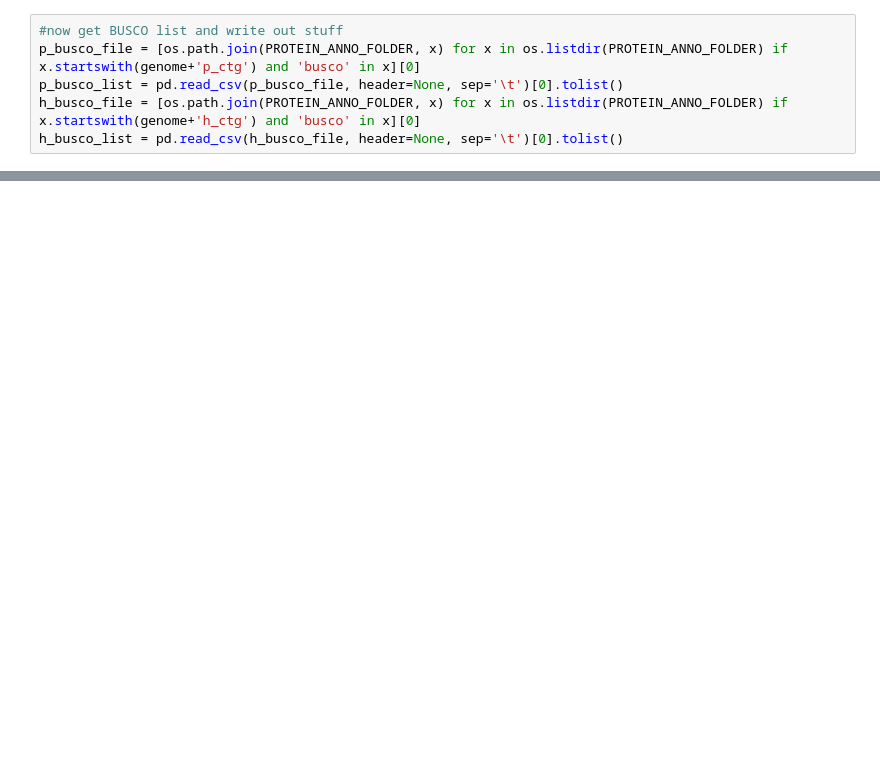
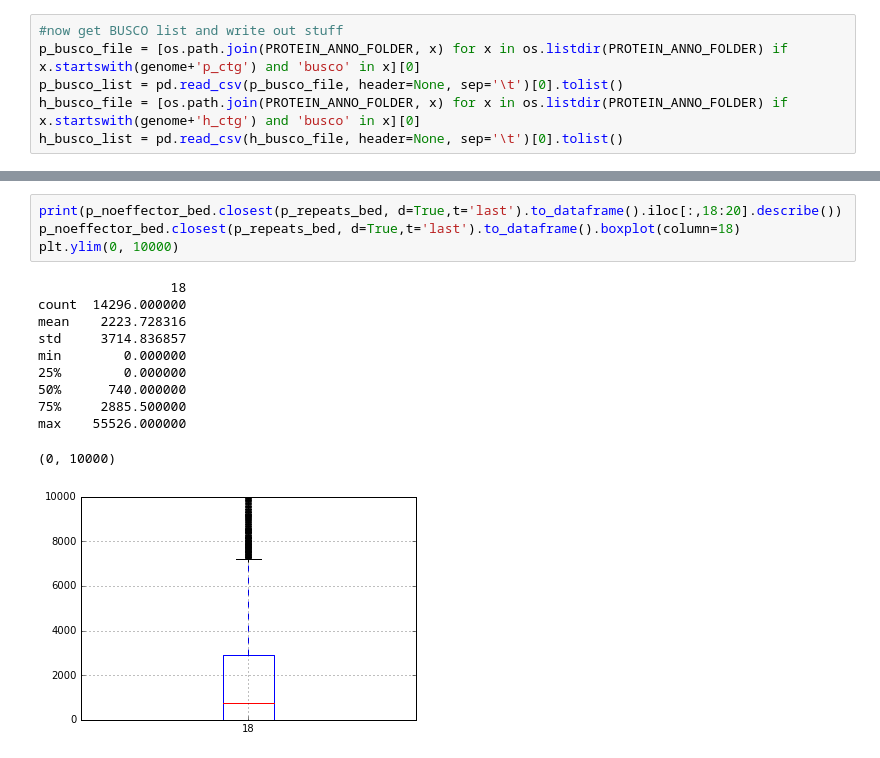
Before and after one commit to BenjaminSchwessinger/Pst_104E_analysis, a Jupyter notebook: Pst_104E_v12_effectors.ipynb, the cells around one changed output, grey strips where cells are left out. Saved outputs shown, nothing was run; the diff lists cells and outputs as text; blank space fills up the shorter version.

```diff
--- a/Pst_104E_v12_effectors.ipynb
+++ b/Pst_104E_v12_effectors.ipynb
@@ -131,0 +296,16 @@ h_gff_df[(h_gff_df.type == 'gene') & (h_gff_df.ID.str.replace('TU', 'model').isi
+# %%
+print(p_noeffector_bed.closest(p_repeats_bed, d=True,t='last').to_dataframe().iloc[:,18:20].describe())
+p_noeffector_bed.closest(p_repeats_bed, d=True,t='last').to_dataframe().boxplot(column=18)
+plt.ylim(0, 10000)
+# %% [output]
+                 18
+count  14296.000000
+mean    2223.728316
+std     3714.836857
+min        0.000000
+25%        0.000000
+50%      740.000000
+75%     2885.500000
+max    55526.000000
+(0, 10000)
+[figure, added]
```
Also changed, not shown: parts of 91 cells of this notebook, 1 other file.
